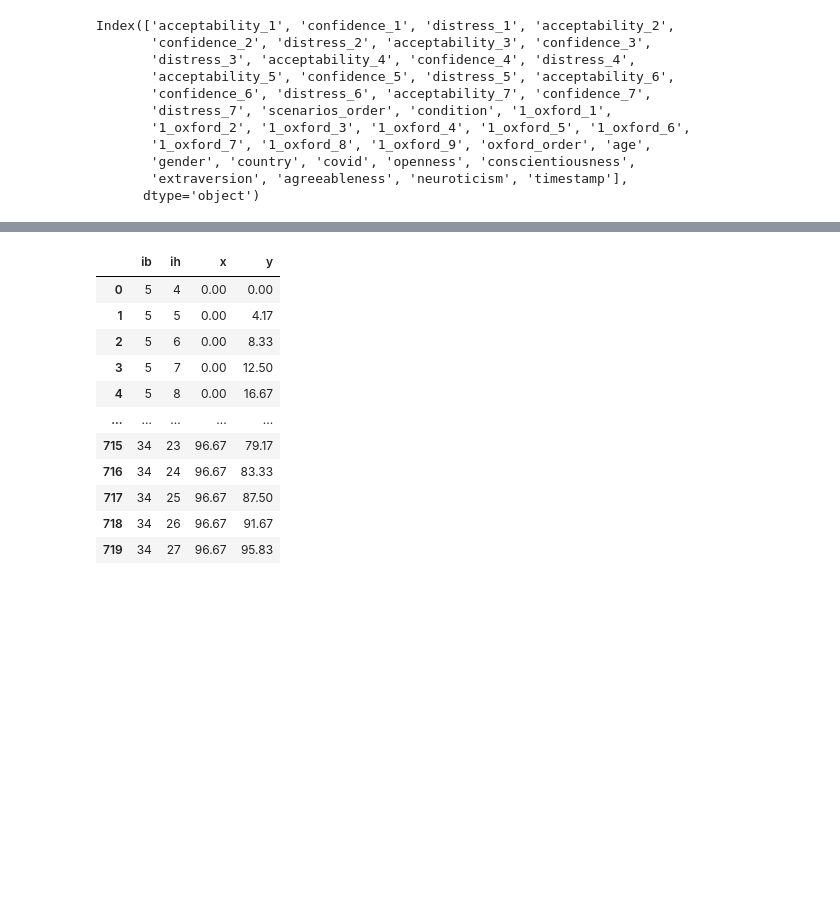
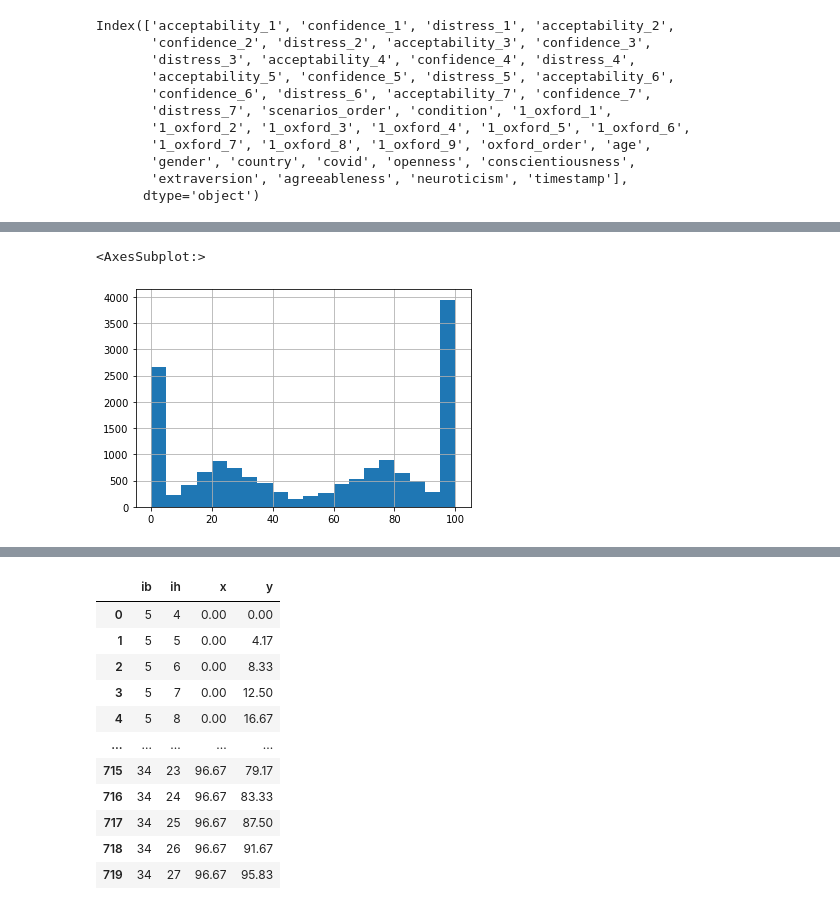
Before and after one commit to juancuiule/eglc-notebooks, a Jupyter notebook: morales-pandemicas/morales-pandemicas.ipynb, the cells around one changed output, grey strips where cells are left out. Cells and saved outputs as stored; diff of their text form; code cells hidden in the pictures; blank space fills up the shorter version.

```diff
--- a/morales-pandemicas/morales-pandemicas.ipynb
+++ b/morales-pandemicas/morales-pandemicas.ipynb
@@ -69,0 +50,5 @@ csv['acceptability_1'].hist(bins=20)
+# %%
+csv['acceptability_2'].hist(bins=20)
+# %% [output]
+<AxesSubplot:>
+[figure, added]
```
Also changed, not shown: parts of 9 cells of this notebook.
